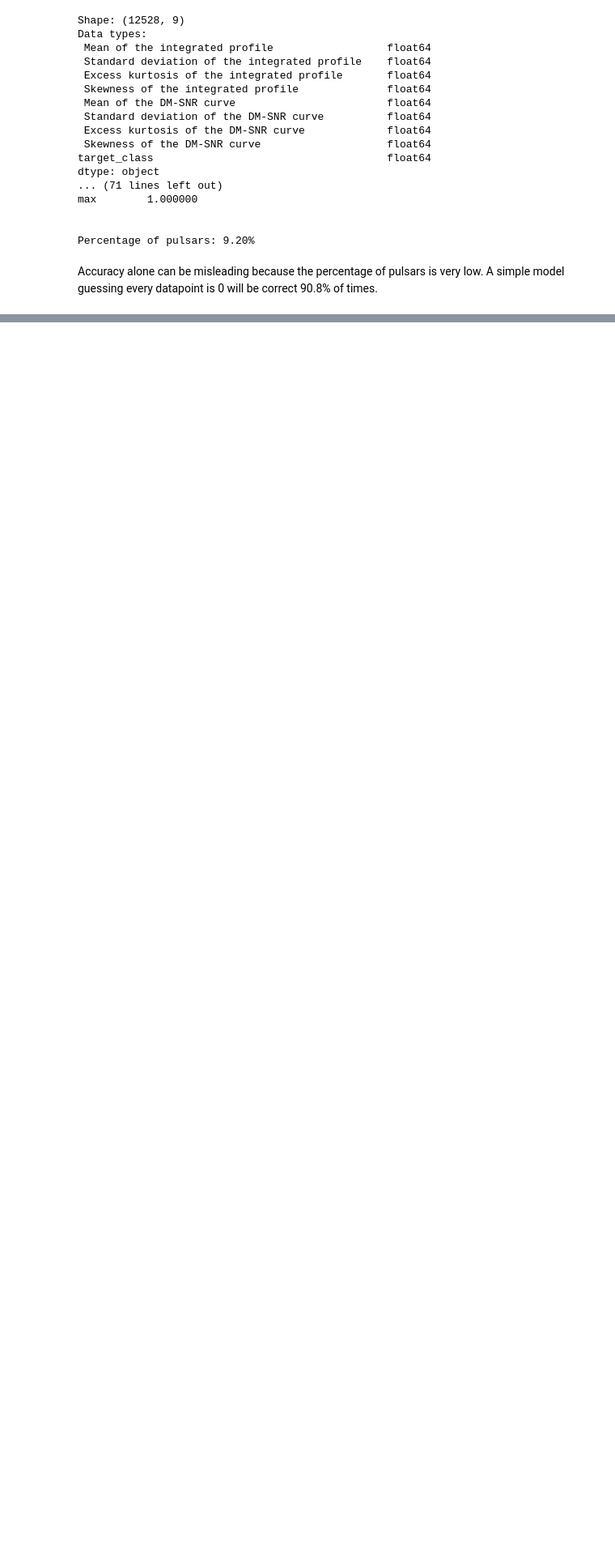
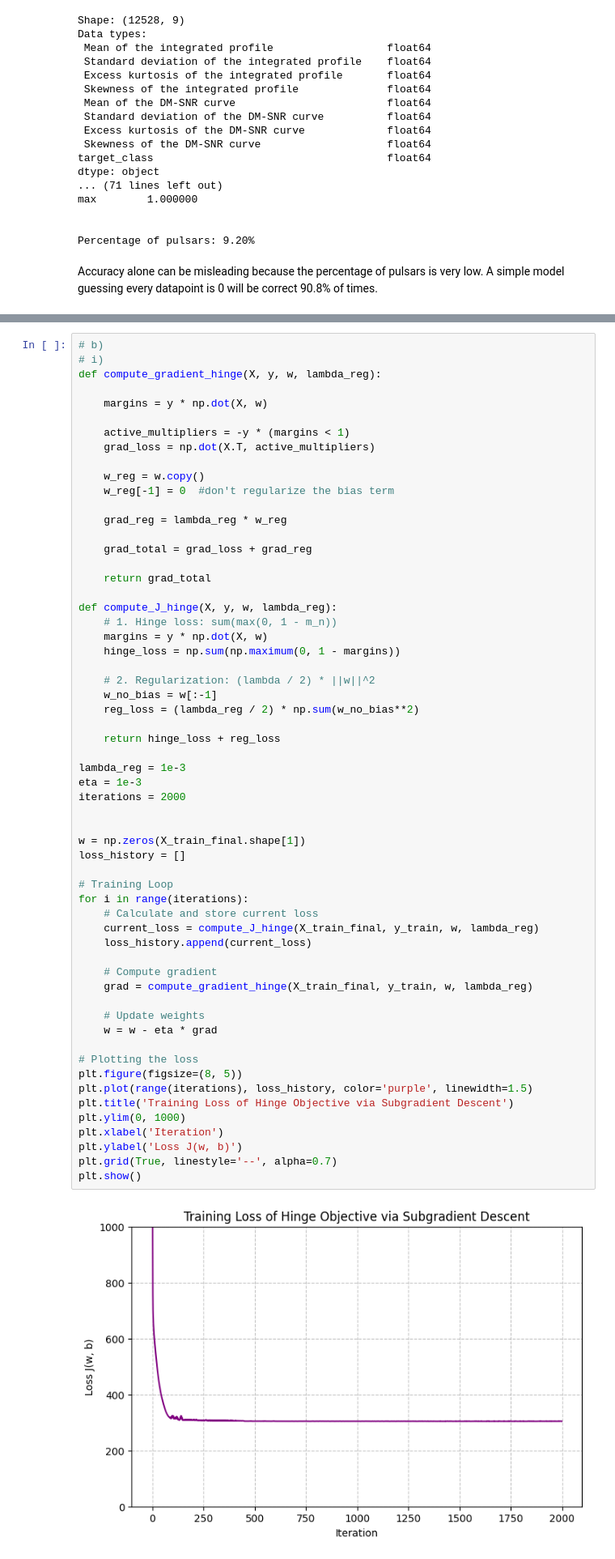
Before and after one commit to Pedro-Langone/EC146, a Jupyter notebook: hw2/hw2_5.ipynb, the cells around one changed output, grey strips where cells are left out. Shown at 81% size. Drawn from its saved outputs; the diff is of its cells as text; blank space fills up the shorter version.

```diff
--- a/hw2/hw2_5.ipynb
+++ b/hw2/hw2_5.ipynb
@@ -37,0 +107,61 @@ Accuracy alone can be misleading because the percentage of pulsars is very low.
+# %%
+# b)
+# i)
+def compute_gradient_hinge(X, y, w, lambda_reg):
+
+    margins = y * np.dot(X, w)
+
+    active_multipliers = -y * (margins < 1)
+    grad_loss = np.dot(X.T, active_multipliers)
+
+    w_reg = w.copy()
+    w_reg[-1] = 0  #don't regularize the bias term
+
+    grad_reg = lambda_reg * w_reg
+
+    grad_total = grad_loss + grad_reg
+
+    return grad_total
+
+def compute_J_hinge(X, y, w, lambda_reg):
+    # 1. Hinge loss: sum(max(0, 1 - m_n))
+    margins = y * np.dot(X, w)
+    hinge_loss = np.sum(np.maximum(0, 1 - margins))
+
+    # 2. Regularization: (lambda / 2) * ||w||^2
+    w_no_bias = w[:-1]
+    reg_loss = (lambda_reg / 2) * np.sum(w_no_bias**2)
+
+    return hinge_loss + reg_loss
+
+lambda_reg = 1e-3
+eta = 1e-3
+iterations = 2000
+
+
+w = np.zeros(X_train_final.shape[1])
+loss_history = []
+
+# Training Loop
+for i in range(iterations):
+    # Calculate and store current loss
+    current_loss = compute_J_hinge(X_train_final, y_train, w, lambda_reg)
+    loss_history.append(current_loss)
+
+    # Compute gradient
+    grad = compute_gradient_hinge(X_train_final, y_train, w, lambda_reg)
+
+    # Update weights
+    w = w - eta * grad
+
+# Plotting the loss
+plt.figure(figsize=(8, 5))
+plt.plot(range(iterations), loss_history, color='purple', linewidth=1.5)
+plt.title('Training Loss of Hinge Objective via Subgradient Descent')
+plt.ylim(0, 1000)
+plt.xlabel('Iteration')
+plt.ylabel('Loss J(w, b)')
+plt.grid(True, linestyle='--', alpha=0.7)
+plt.show()
+# %% [output]
+[figure, added]
```
Also changed, not shown: parts of 7 cells of this notebook.
